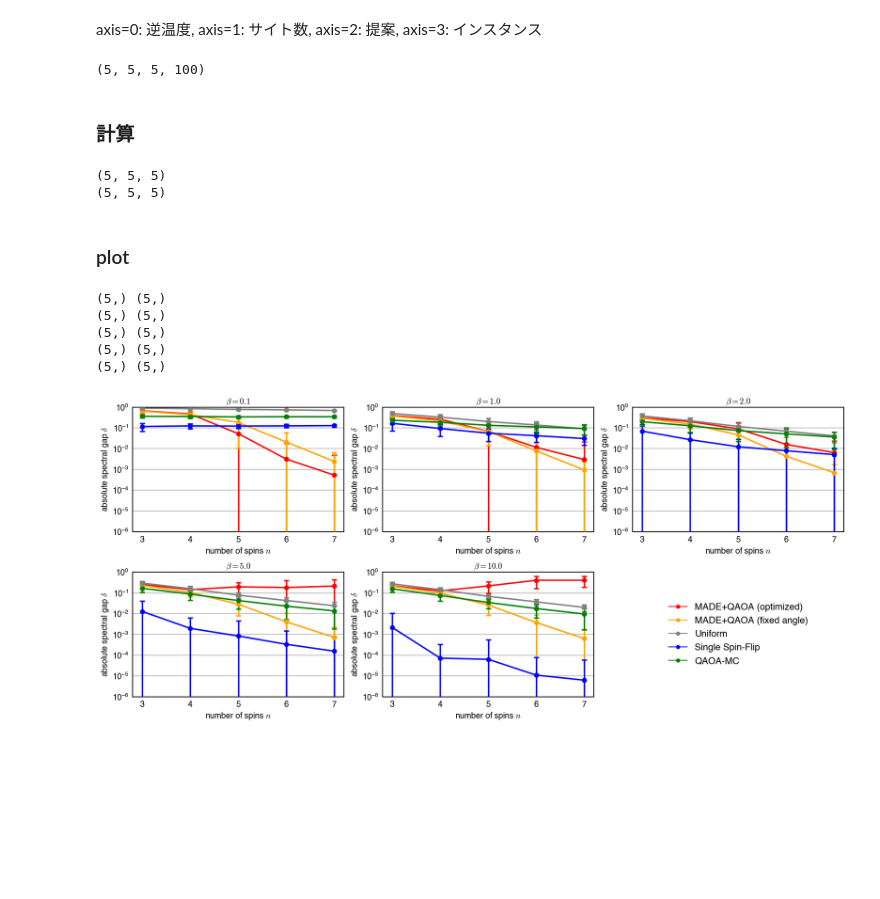
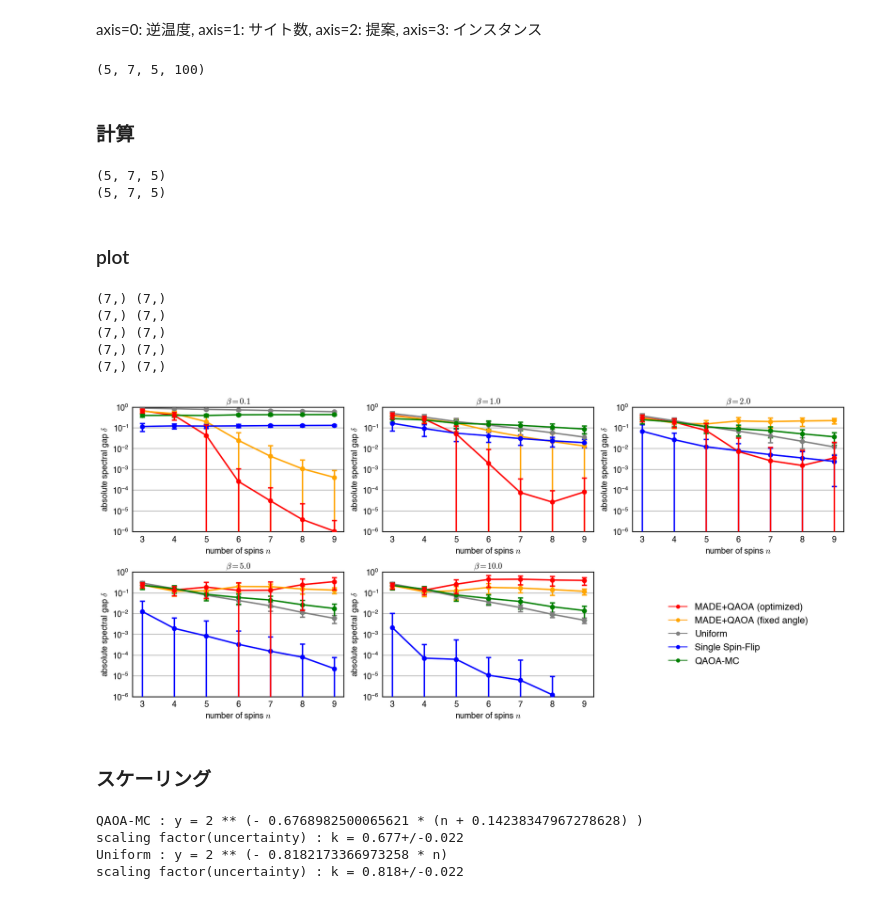
Before and after one commit to yuichiro-nakano/data_for_qaoa-made-mcmc, a Jupyter notebook: figure/make_fig.ipynb, the cells around one changed output. Cells and saved outputs as stored; diff of their text form; code cells hidden in the pictures; blank space fills up the shorter version.

```diff
--- a/figure/make_fig.ipynb
+++ b/figure/make_fig.ipynb
@@ -28,7 +28,7 @@ plt.rcParams['mathtext.fontset'] = 'cm'
 ### 定数
 # %%
 n_spin_min = 3
-n_spin_max = 7
+n_spin_max = 9
 beta_list = [1e-1, 1e0, 2e0, 5e0, 1e1]
 print()
 # %% [markdown]
@@ -59,7 +59,7 @@ for beta in beta_list:
 # 形状確認
 print(gap_data.shape)
 # %% [output]
-(5, 5, 5, 100)
+(5, 7, 5, 100)
 # %% [markdown]
 ### 計算
 # %%
@@ -88,8 +88,8 @@ def exp_fit_2(x_data, y_data, y_std):
     l_popt, l_pcov = curve_fit(exp_func_2, x_data, y_data, sigma=y_std, maxfev=10000, check_finite=False)
     return exp_func_2(x_data, *l_popt), l_popt, l_pcov
 # %% [output]
-(5, 5, 5)
-(5, 5, 5)
+(5, 7, 5)
+(5, 7, 5)
 # %% [markdown]
 ### plot
 # %%
@@ -109,7 +109,7 @@ for i in range(len(beta_list)):
 	col = i % n_col
 
 	print(n_spin_list.shape, mean_gap_data[i,:,0].shape)
-	ax1[row,col].errorbar(n_spin_list, mean_gap_data[i,:,0], std_gap_data[i,:,0], color='red', linestyle='none', marker='o', markersize=markersize, capsize=capsize, capthick=capthick, elinewidth=elinewidth, label='MADE+QAOA (optimized)', zorder=4)
+	ax1[row,col].errorbar(n_spin_list, mean_gap_data[i,:,0], std_gap_data[i,:,0], color='red', linestyle='none', marker='o', markersize=markersize, capsize=capsize, capthick=capthick, elinewidth=elinewidth, label='MADE+QAOA (optimized)', zorder=5)
 	ax1[row,col].errorbar(n_spin_list, mean_gap_data[i,:,1], std_gap_data[i,:,1], color='orange', linestyle='none', marker='o', markersize=markersize, capsize=capsize, capthick=capthick, elinewidth=elinewidth, label='MADE+QAOA (fixed angle)', zorder=4)
 	ax1[row,col].errorbar(n_spin_list, mean_gap_data[i,:,2], std_gap_data[i,:,2], color='grey', linestyle='none', marker='o', markersize=markersize, capsize=capsize, capthick=capthick, elinewidth=elinewidth, label='Uniform,', zorder=4)
 	ax1[row,col].errorbar(n_spin_list, mean_gap_data[i,:,3], std_gap_data[i,:,3], color='blue', linestyle='none', marker='o', markersize=markersize, capsize=capsize, capthick=capthick, elinewidth=elinewidth, label='Single Spin-Flip', zorder=4)
@@ -132,36 +132,61 @@ for i in range(len(beta_list)):
 	ax1[row,col].spines["right"].set_linewidth(spines)
 
 	ax1[row,col].set_yscale("log")
 	ax1[row,col].set_ylim(1e-6, 1e0)
 	ax1[row,col].set_xlabel(r'number of spins $n$', fontsize=14)
 	ax1[row,col].set_ylabel(r'absolute spectral gap $\delta$', fontsize=14)
 	ax1[row,col].tick_params(width=0.0, labelsize=14)
 	ax1[row,col].minorticks_off()
 	ax1[row,col].set_title(r'$\beta={0}$'.format(beta_list[i]),{"fontsize": 14})
 
 	#if i == len(beta_list)-1:
 		#ax1[row,col].legend(fontsize=14, bbox_to_anchor=(1.2, 1.0))
 
 ax1[-1,-1].plot([], [], marker='o', color='red', label='MADE+QAOA (optimized)', linestyle=None)
 ax1[-1,-1].plot([], [], marker='o', color='orange', label='MADE+QAOA (fixed angle)', linestyle=None)
 ax1[-1,-1].plot([], [], marker='o', color='grey', label='Uniform', linestyle=None)
 ax1[-1,-1].plot([], [], marker='o', color='blue', label='Single Spin-Flip', linestyle=None)
 ax1[-1,-1].plot([], [], marker='o', color='green', label='QAOA-MC', linestyle=None)
 
 for spine in ax1[-1,-1].spines.values():
     spine.set_visible(False)
 ax1[-1,-1].axes.get_xaxis().set_visible(False)
 ax1[-1,-1].axes.get_yaxis().set_visible(False)
 
 ax1[-1,-1].legend(fontsize=16, bbox_to_anchor=(0.5,0.5), loc='center', frameon=False)
 
 plt.tight_layout()
 #fig1.savefig("ave_gap_vs_qubit.svg", dpi=300)
 #fig1.savefig("ave_gap_vs_qubit.png", dpi=300)
 # %% [output]
-(5,) (5,)
-(5,) (5,)
-(5,) (5,)
-(5,) (5,)
-(5,) (5,)
+(7,) (7,)
+(7,) (7,)
+(7,) (7,)
+(7,) (7,)
+(7,) (7,)
-[figure, old version]
+[figure, new version]
+# %% [markdown]
+### スケーリング
+# %%
+qaoa_mc_coef, qaoa_mc_cov = exp_fit_2(n_spin_list, mean_gap_data[i,:,4], std_gap_data[i,:,4])[1:3]
+qaoa_mc_fit = exp_func_2(n_spin_list, qaoa_mc_coef[0], qaoa_mc_coef[1])
+
+uni_coef, uni_cov = exp_fit(n_spin_list, mean_gap_data[i,:,2], std_gap_data[i,:,2])[1:3]
+uni_fit = exp_func(n_spin_list, uni_coef[0])
+
+qaoa_mc_uc = np.diag(np.sqrt(qaoa_mc_cov))
+uni_uc = np.diag(np.sqrt(uni_cov))
+
+u_qaoa_mc_coef = ufloat(qaoa_mc_coef[0], qaoa_mc_uc[0])
+u_uni_coef = ufloat(uni_coef[0], uni_uc[0])
+
+print("QAOA-MC : y = 2 ** (- {0} * (n + {1}) )".format(qaoa_mc_coef[0], qaoa_mc_coef[1]))
+print("scaling factor(uncertainty) : k = {0}".format(u_qaoa_mc_coef))
+
+print("Uniform : y = 2 ** (- {0} * n)".format(uni_coef[0]))
+print("scaling factor(uncertainty) : k = {0}".format(u_uni_coef))
+# %% [output]
+QAOA-MC : y = 2 ** (- 0.6768982500065621 * (n + 0.14238347967278628) )
+scaling factor(uncertainty) : k = 0.677+/-0.022
+Uniform : y = 2 ** (- 0.8182173366973258 * n)
+scaling factor(uncertainty) : k = 0.818+/-0.022
```
Also changed, not shown: 53 other files.
